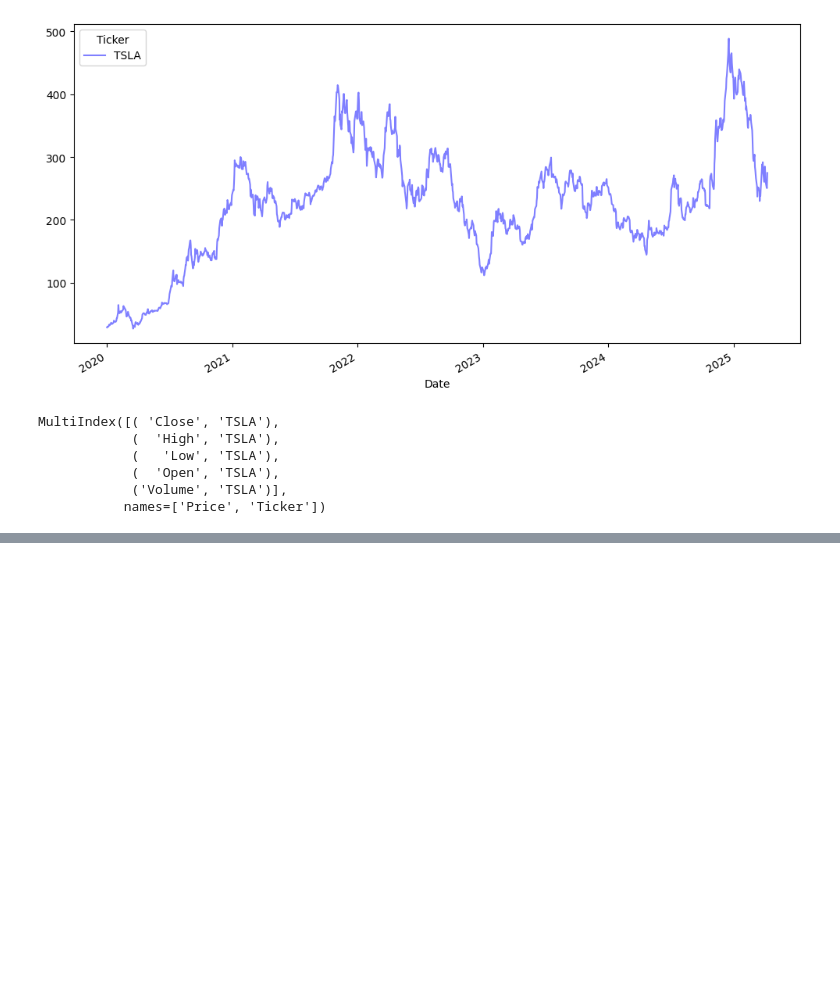
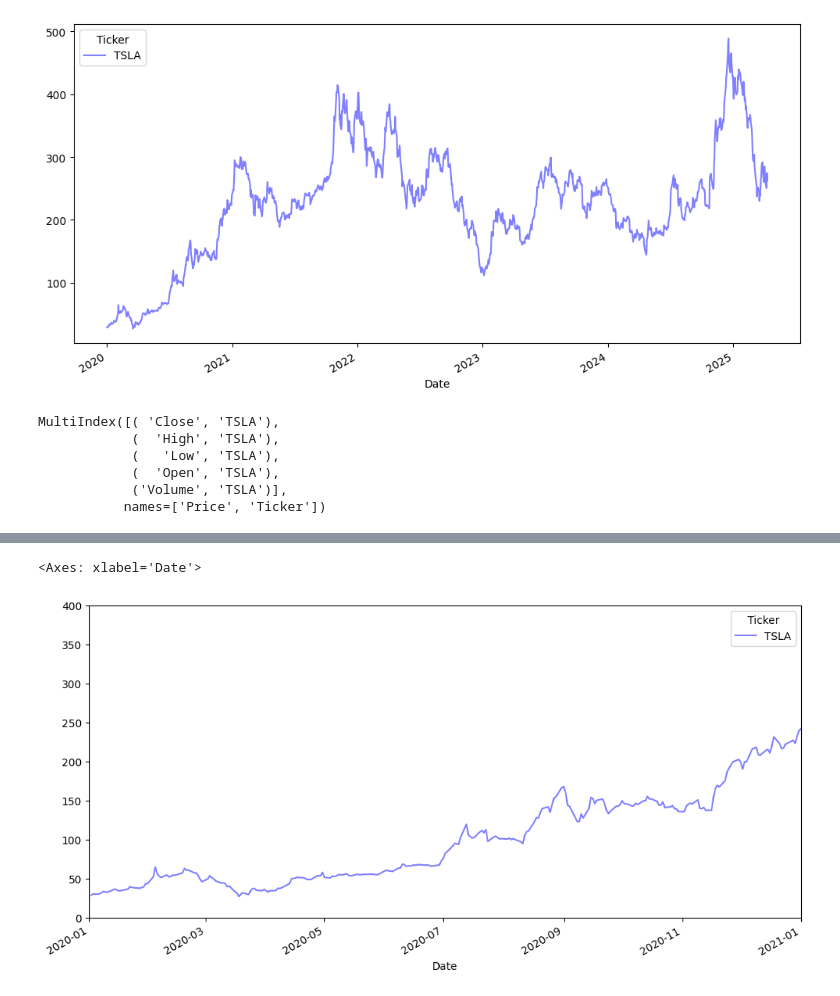
Before and after one commit to sherazAhmed-ipynb/timeseries-neural, a Jupyter notebook: time_series_with_tf/EDA_on_time_series.ipynb, the cells around one changed output, grey strips where cells are left out. Saved outputs shown, nothing was run; the diff lists cells and outputs as text; code cells hidden in the pictures; blank space fills up the shorter version.

```diff
--- a/time_series_with_tf/EDA_on_time_series.ipynb
+++ b/time_series_with_tf/EDA_on_time_series.ipynb
@@ -81,0 +83,6 @@ memory usage: 62.1 KB
+# %%
+# x limit an y limit
+df['High'].plot(xlim=['2020-01-01', '2021-01-01'], ylim=[0, 400], figsize=(12,6), color='blue', label='High', alpha=0.5)
+# %% [output]
+<Axes: xlabel='Date'>
+[figure, added]
```
Also changed, not shown: parts of 4 cells of this notebook.
